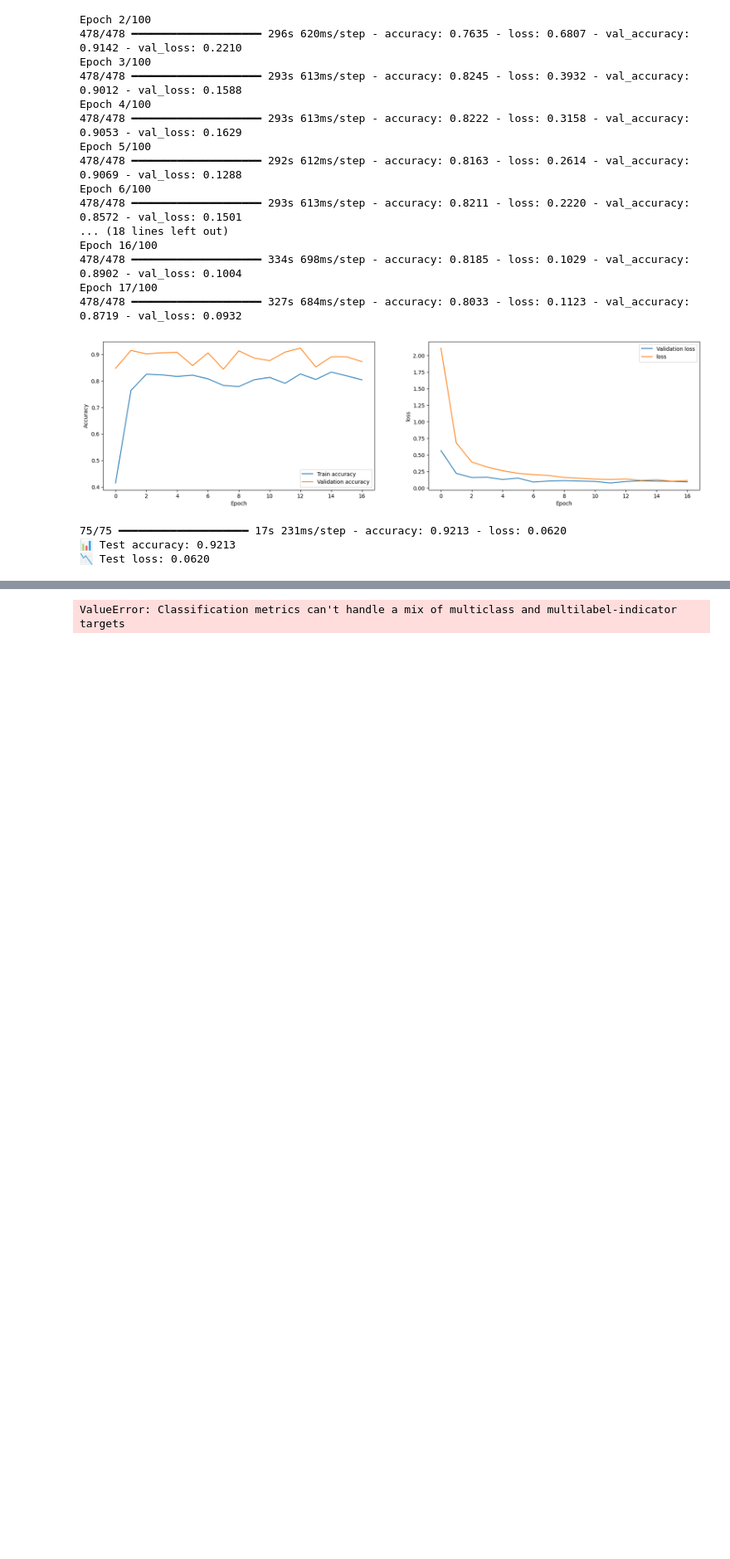
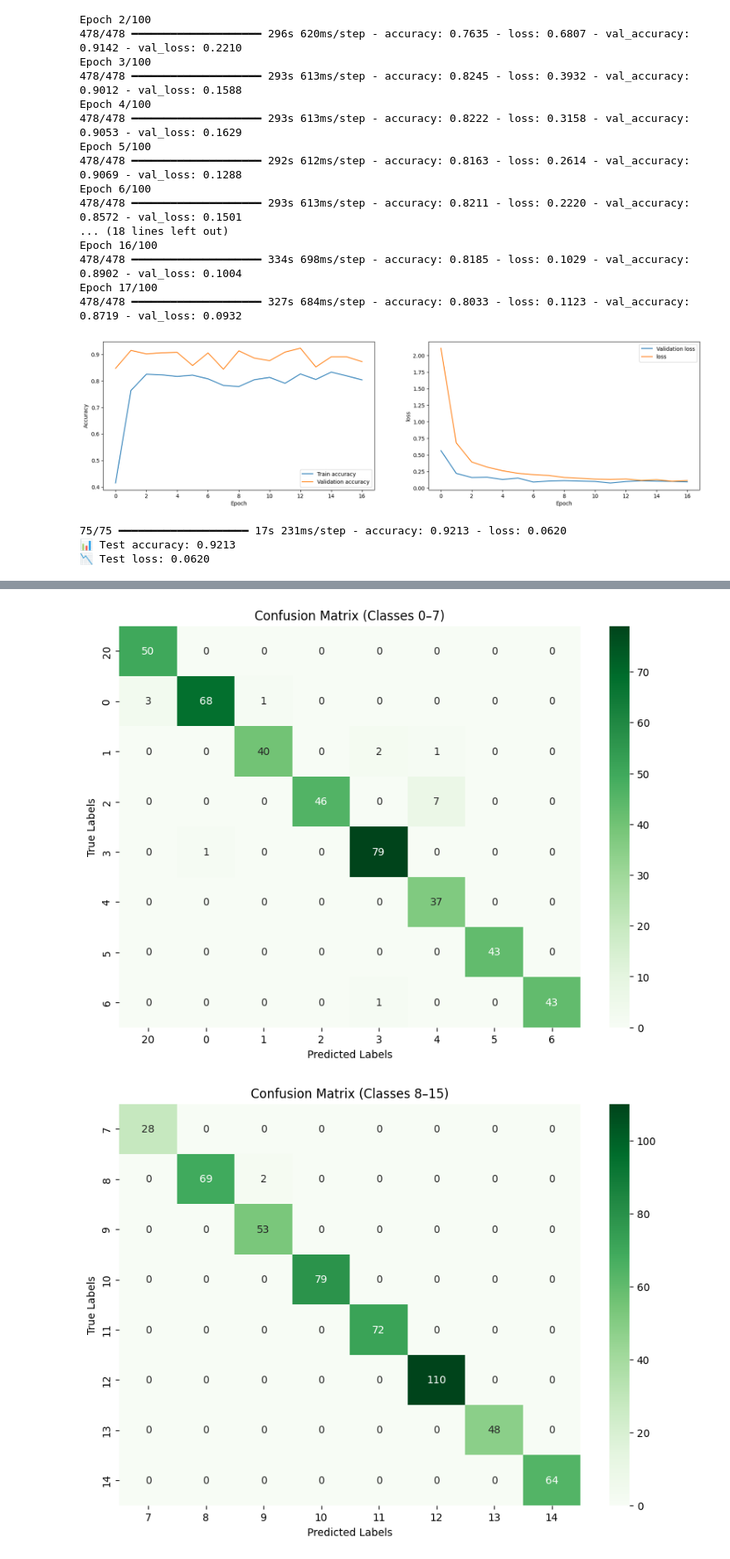
Before and after one commit to DenysZakharovGH/GTSRB---German-Traffic-Sign-Recognition, a Jupyter notebook: main.ipynb, the cells around one changed output, grey strips where cells are left out. Shown at 83% size. Saved outputs shown, nothing was run; the diff lists cells and outputs as text; code cells hidden in the pictures; blank space fills up the shorter version.

Commit message:
ready_for_test_92_accuracy

```diff
--- a/main.ipynb
+++ b/main.ipynb
@@ -306,3 +314,5 @@ print(f"📉 Test loss: {test_loss:.4f}")
 75/75 ━━━━━━━━━━━━━━━━━━━━ 17s 231ms/step - accuracy: 0.9213 - loss: 0.0620
 📊 Test accuracy: 0.9213
 📉 Test loss: 0.0620
+# %%
+model = keras.models.load_model("best_model.keras")
@@ -309,15 +323,21 @@ print(f"📉 Test loss: {test_loss:.4f}")
 # %%
-y_pred = model.predict(X_test)
-y_pred_labels = (y_pred > 0.5).astype(int)
 
-# confusion matrix plot
-cm = confusion_matrix(y_test, y_pred_labels)
-disp = ConfusionMatrixDisplay(confusion_matrix=cm)
-disp.plot(cmap="Blues")
-plt.title("Confusion Matrix")
-plt.savefig(fr"{dir_path}\docs\confusion_matrix.png", dpi=300, bbox_inches="tight")
-plt.show()
+pred_labels = np.argmax(y_pred, axis=1)
 
-print("Accuracy:", accuracy_score(y_test, y_pred_labels))
-print("Classification report:\n", classification_report(y_test, y_pred_labels))
+cm = confusion_matrix(y_test, pred_labels)
+class_names = list(dictionary_labels.keys())
+chunk_size = 8
+for start in range(0, len(class_names), chunk_size):
+    end = min(start + chunk_size, len(class_names))
+    cm_sliced = cm[start:end, start:end]
+    labels_sliced = class_names[start:end]
+
+    plt.figure(figsize=(10, 7))
+    sns.heatmap(cm_sliced, annot=True, cmap='Greens', fmt="d",
+                xticklabels=labels_sliced, yticklabels=labels_sliced)
+    plt.xlabel("Predicted Labels")
+    plt.ylabel("True Labels")
+    plt.title(f"Confusion Matrix (Classes {start}–{end-1})")
+    plt.savefig(fr"{dir_path}\docs\confusion_matrix {start}–{end-1}.png", dpi=300, bbox_inches="tight")
+    plt.show()
 # %% [output]
@@ -325 +344,2 @@ print("Classification report:\n", classification_report(y_test, y_pred_labels))
-ValueError: Classification metrics can't handle a mix of multiclass and multilabel-indicator targets
+[figure, added]
+[figure, added]
```
Also changed, not shown: parts of 8 cells of this notebook, 7 other files.
